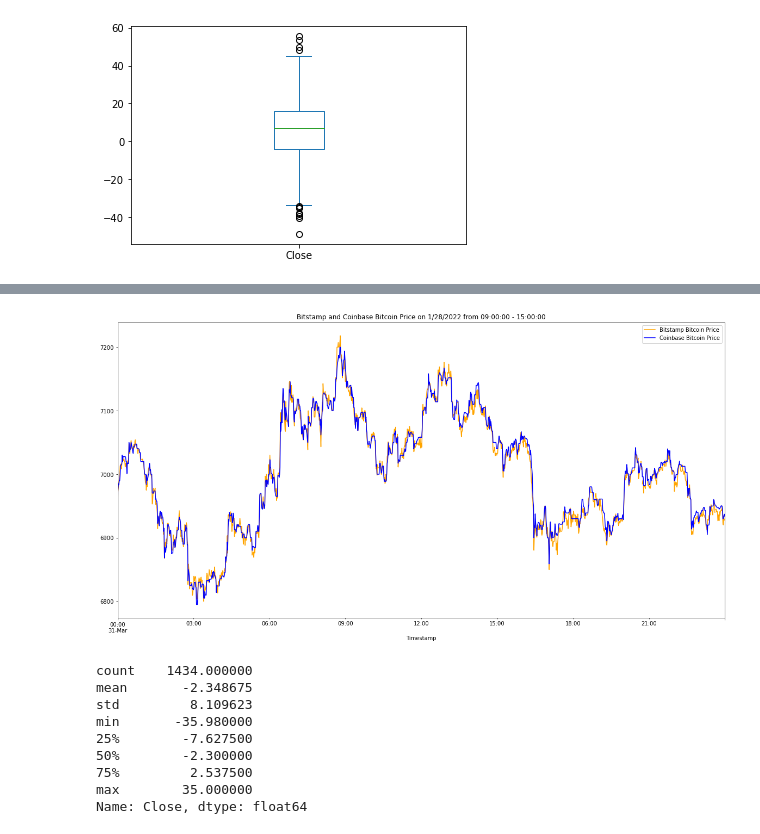
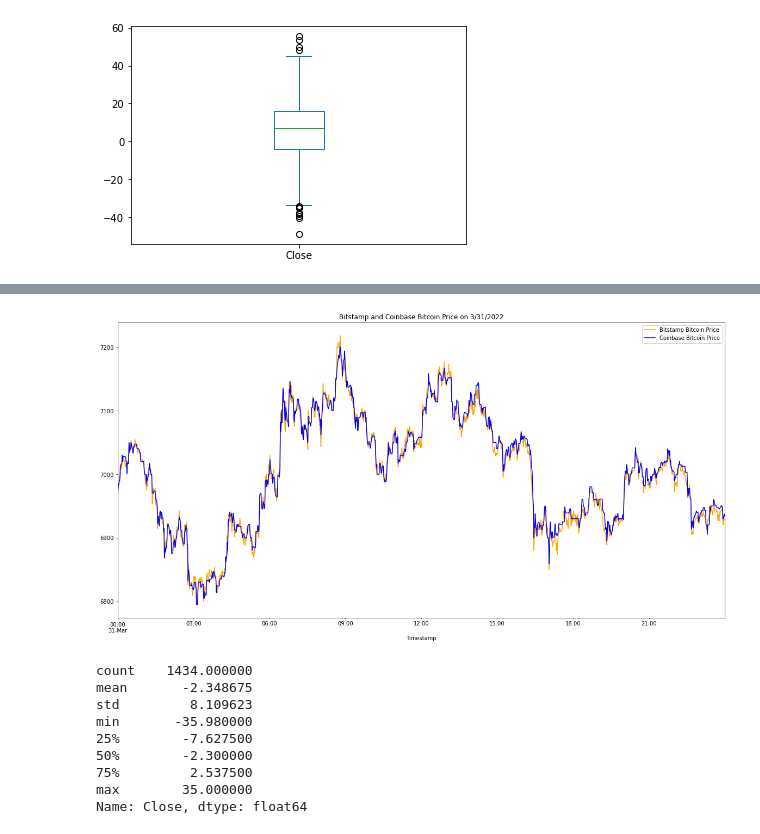
Before and after one commit to jkang1990amg/Challenge-3-Crypo-Arbitrage, a Jupyter notebook: crypto_arbitrage.ipynb, the cells around one changed output, grey strips where cells are left out. Saved outputs shown, nothing was run; the diff lists cells and outputs as text; code cells hidden in the pictures.

```diff
--- a/crypto_arbitrage.ipynb
+++ b/crypto_arbitrage.ipynb
@@ -442,8 +466,8 @@ arbitrage_spread_middle.plot(kind = "box")
 # %%
 # Create an overlay plot that visualizes the two dataframes over a period of one day from late in the dataset.
 # Be sure that the plots include the parameters `legend`, `figsize`, `title`, `color` and `label`
-bitstamp_sliced.loc["2018-03-31" : "2018-03-31"].plot(
-    legend = True, figsize = (20, 10), title = "Bitstamp and Coinbase Bitcoin Price on 1/28/2022 from 09:00:00 - 15:00:00", color = "orange", label = "Bitstamp Bitcoin Price")
-coinbase_sliced.loc["2018-03-31" : "2018-03-31"].plot(
+bitstamp_sliced.loc["2018-03-31"].plot(
+    legend = True, figsize = (20, 10), title = "Bitstamp and Coinbase Bitcoin Price on 3/31/2022", color = "orange", label = "Bitstamp Bitcoin Price")
+coinbase_sliced.loc["2018-03-31"].plot(
     legend = True, figsize = (20, 10), color = "blue", label = "Coinbase Bitcoin Price")
 # %% [output]
@@ -451,4 +475,4 @@ coinbase_sliced.loc["2018-03-31" : "2018-03-31"].plot(
-[figure, old version]
+[figure, new version]
 # %%
 # Using the date from the late that you have selected, calculate the arbitrage spread
 # by subtracting the bitstamp lower closing prices from the coinbase higher closing prices
```
Also changed, not shown: parts of 42 cells of this notebook.
